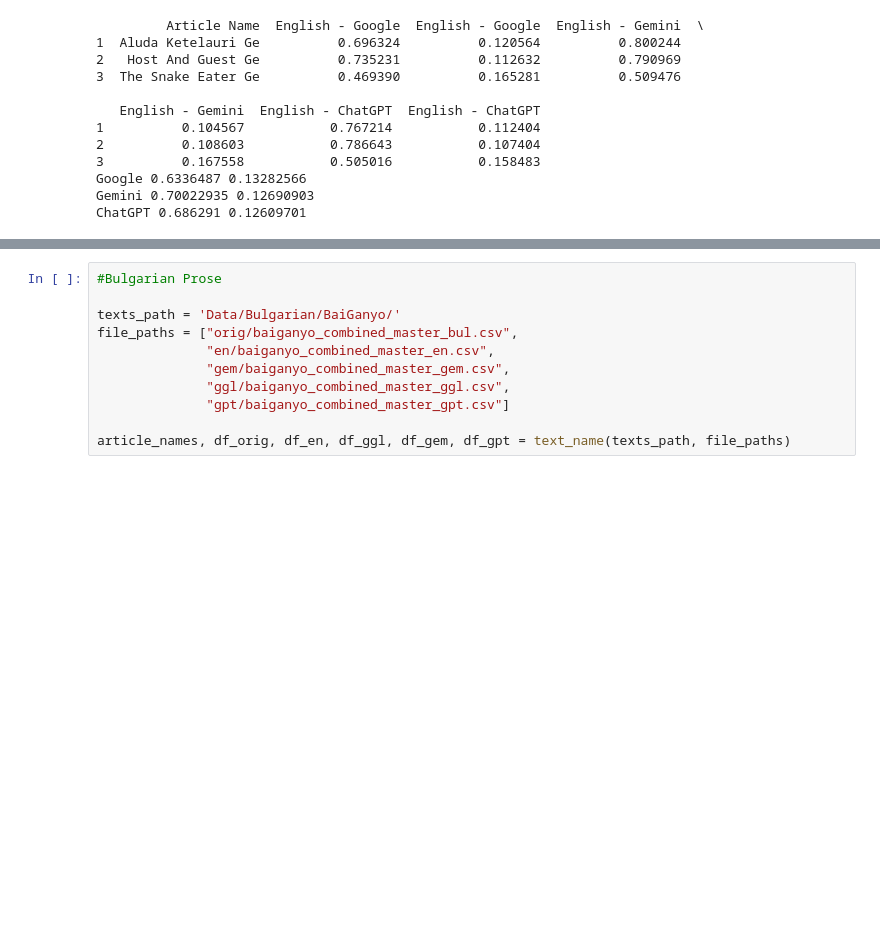
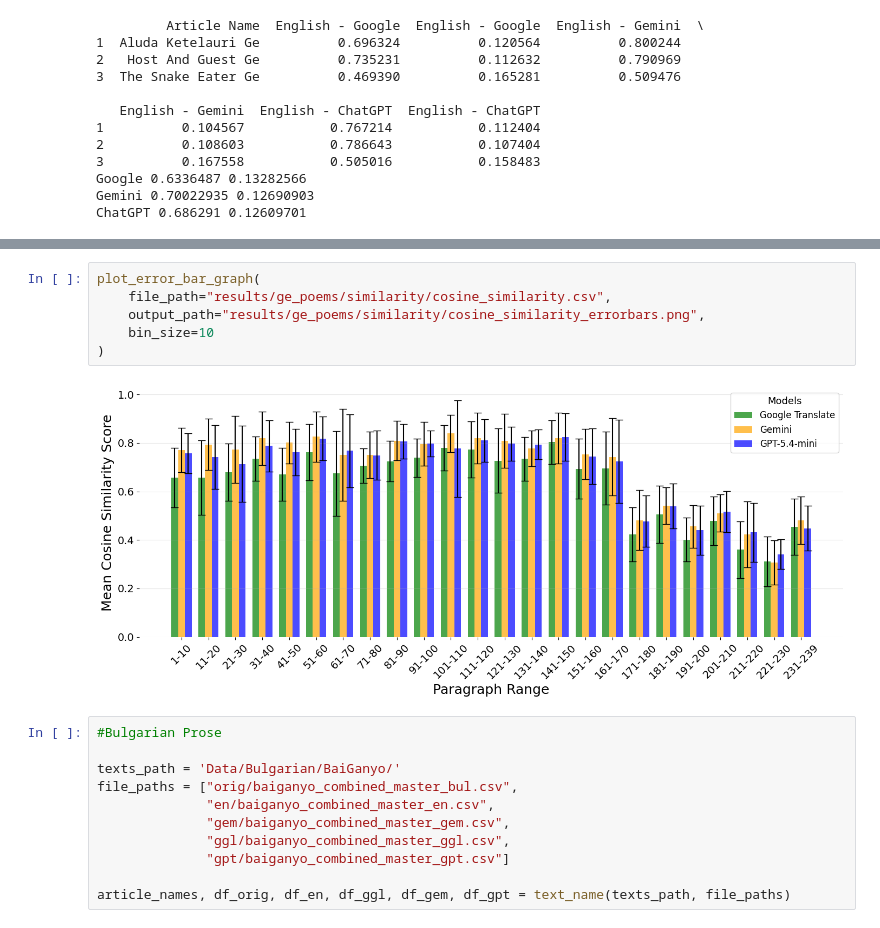
Before and after one commit to sydney-machine-learning/translation-Europeanlanguages, a Jupyter notebook: semantic_poems_revised-csv.ipynb, the cells around one changed output, grey strips where cells are left out. Saved outputs shown, nothing was run; the diff lists cells and outputs as text; blank space fills up the shorter version.

```diff
--- a/semantic_poems_revised-csv.ipynb
+++ b/semantic_poems_revised-csv.ipynb
@@ -543,6 +665,14 @@ ChatGPT 0.94828874 0.23808652
 108          0.940654          0.940014           0.948289  2.828957
 160          0.933405          0.944768           0.942900  2.821073
 20           0.911680          0.945988           0.929010  2.786677
+# %%
+plot_error_bar_graph(
+    file_path="results/ge_poems/similarity/cosine_similarity.csv",
+    output_path="results/ge_poems/similarity/cosine_similarity_errorbars.png",
+    bin_size=10
+)
+# %% [output]
+[figure, added]
 # %%
 #Bulgarian Prose
 
```
Also changed, not shown: parts of 11 cells of this notebook.
